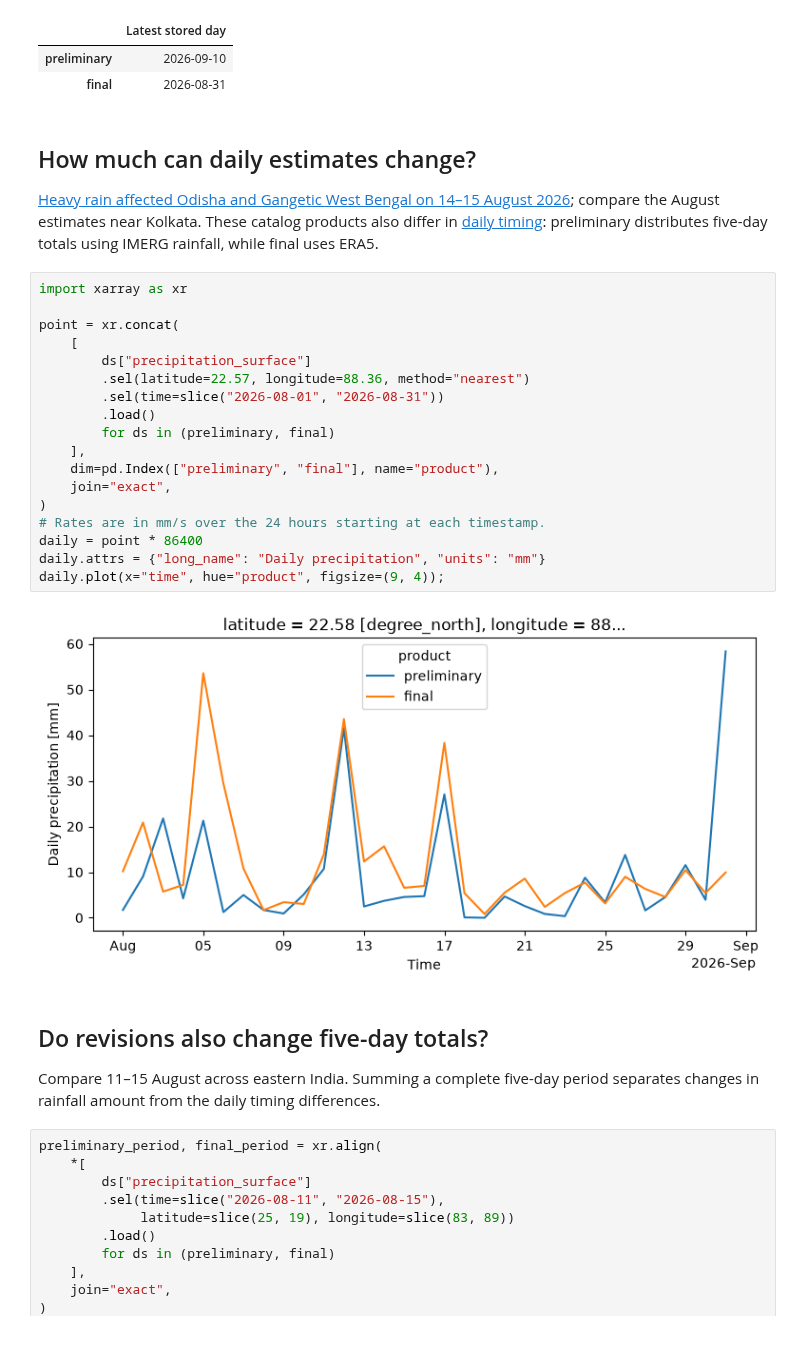
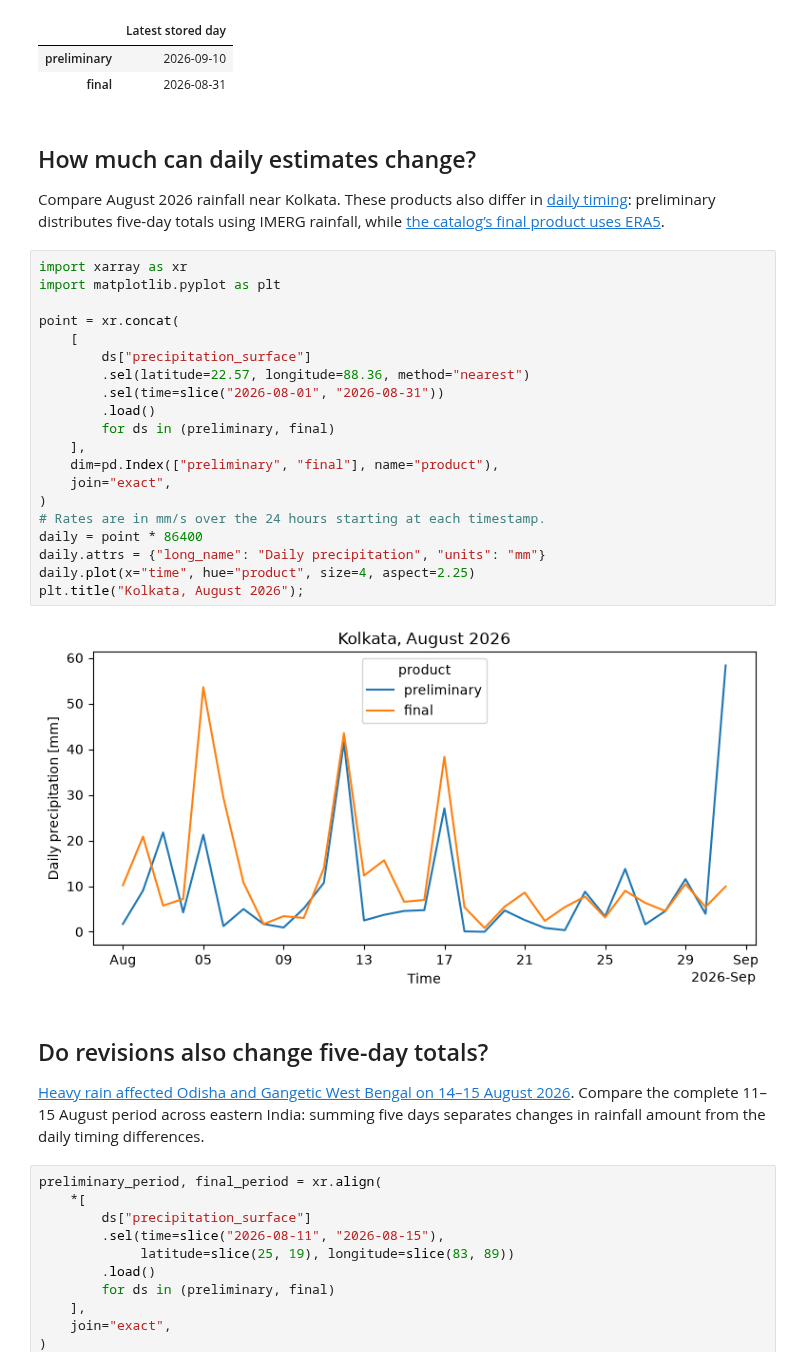
Before and after one commit to dynamical-org/notebooks, a Jupyter notebook: ucsb-chc-chirps-analysis.ipynb, the cells around one changed output. Saved outputs shown, nothing was run; the diff lists cells and outputs as text.

Commit message:
Clarify CHIRPS comparison context and plot labels

```diff
--- a/ucsb-chc-chirps-analysis.ipynb
+++ b/ucsb-chc-chirps-analysis.ipynb
@@ -57,31 +57,33 @@ pd.Series(
 # %% [markdown]
 ## How much can daily estimates change?
 
-[Heavy rain affected Odisha and Gangetic West Bengal on 14–15 August 2026](https://mausam.imd.gov.in/Forecast/marquee_data/Press%20Release%2015-08-2026.pdf); compare the August estimates near Kolkata. These catalog products also differ in [daily timing](https://data.chc.ucsb.edu/products/CHIRPS/v3.0/daily/readme.txt): preliminary distributes five-day totals using IMERG rainfall, while final uses ERA5.
+Compare August 2026 rainfall near Kolkata. These products also differ in [daily timing](https://data.chc.ucsb.edu/products/CHIRPS/v3.0/daily/readme.txt): preliminary distributes five-day totals using IMERG rainfall, while [the catalog’s final product uses ERA5](https://dynamical.org/catalog/ucsb-chc-chirps-analysis-final/).
 # %%
 import xarray as xr
+import matplotlib.pyplot as plt
 
 point = xr.concat(
     [
         ds["precipitation_surface"]
         .sel(latitude=22.57, longitude=88.36, method="nearest")
         .sel(time=slice("2026-08-01", "2026-08-31"))
         .load()
         for ds in (preliminary, final)
     ],
     dim=pd.Index(["preliminary", "final"], name="product"),
     join="exact",
 )
 # Rates are in mm/s over the 24 hours starting at each timestamp.
 daily = point * 86400
 daily.attrs = {"long_name": "Daily precipitation", "units": "mm"}
-daily.plot(x="time", hue="product", figsize=(9, 4));
+daily.plot(x="time", hue="product", size=4, aspect=2.25)
+plt.title("Kolkata, August 2026");
 # %% [output]
-[figure, old version]
+[figure, new version]
 # %% [markdown]
 ## Do revisions also change five-day totals?
 
-Compare 11–15 August across eastern India. Summing a complete five-day period separates changes in rainfall amount from the daily timing differences.
+[Heavy rain affected Odisha and Gangetic West Bengal on 14–15 August 2026](https://mausam.imd.gov.in/Forecast/marquee_data/Press%20Release%2015-08-2026.pdf). Compare the complete 11–15 August period across eastern India: summing five days separates changes in rainfall amount from the daily timing differences.
 # %%
 preliminary_period, final_period = xr.align(
     *[
```
Also changed, not shown: parts of 3 cells of this notebook.
